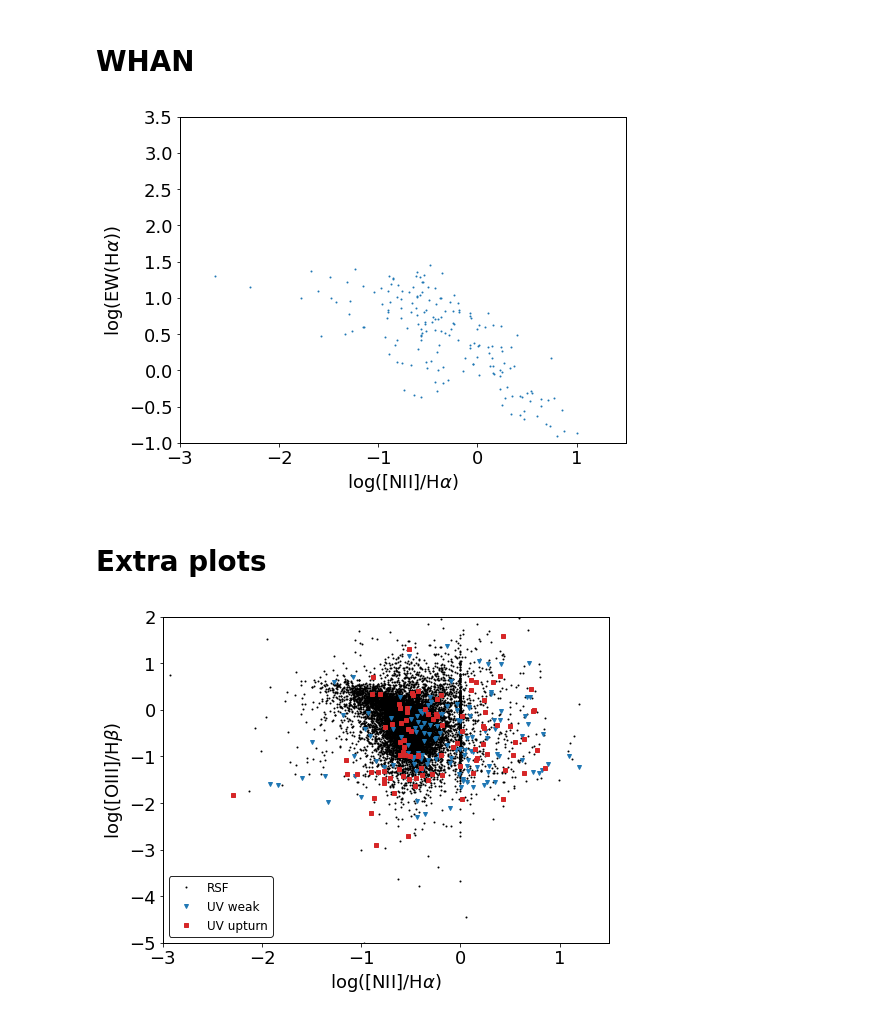
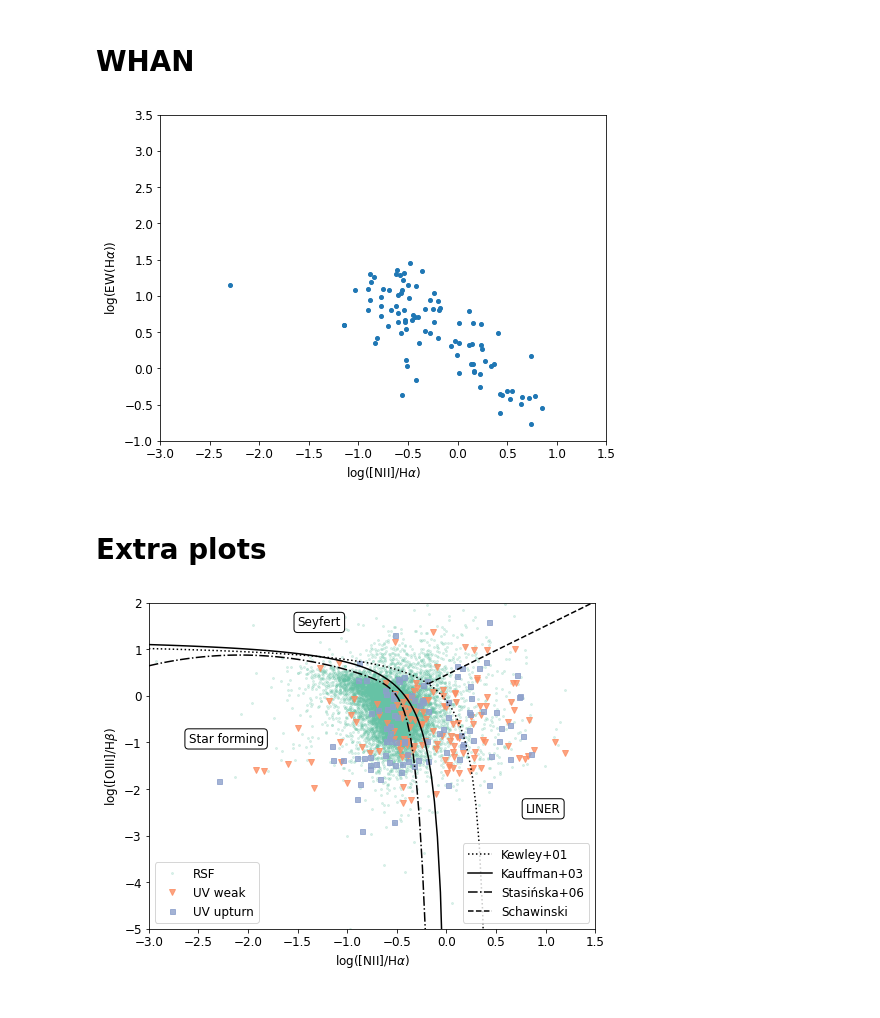
Before and after one commit to mdastro/LINER_UV, a Jupyter notebook: Klaudia/first_plots.ipynb, the cells around one changed output. Saved outputs shown, nothing was run; the diff lists cells and outputs as text; code cells hidden in the pictures.

Commit message:
plots with lines added

```diff
--- a/Klaudia/first_plots.ipynb
+++ b/Klaudia/first_plots.ipynb
@@ -13,5 +56,5 @@ import numpy as np
 # %% [markdown]
 # Importing data
 # %%
-data = pd.read_csv('../../Data/Match07_smalldoubleclean_emlines.csv')
+data_raw = pd.read_csv('../../Data/Match07_smalldoubleclean_emlines.csv')
 # %%
@@ -53,0 +88,6 @@ plt.show()
+# %%
+data = data_raw[(data_raw['HA_FLUX_COMP']>0) &
+                (data_raw['HB_FLUX_COMP']>0) &
+                (data_raw['NIIR_FLUX_COMP']>0) &
+                (data_raw['OIIIR_FLUX_COMP']>0) &
+                (data_raw['HA_EW_COMP']>0)]
@@ -171,25 +214,47 @@ plt.show()
 x8 = data_uvupturn['NIIR_FLUX_COMP']/data_uvupturn['HA_FLUX_COMP']
 y8 = data_uvupturn['HA_EW_COMP']
 # %%
-plt.plot(np.log10(x8), np.log10(y8), ls='', marker='o', markersize=1)
+plt.plot(np.log10(x8), np.log10(y8), ls='', marker='o', markersize=4)
 plt.xlabel(r'$\log([\mathrm{NII}]/\mathrm{H}\alpha)$')
 plt.ylabel(r'$\log(\mathrm{EW}(\mathrm{H}\alpha))$')
 plt.xlim(-3,1.5)
 plt.ylim(-1,3.5)
 plt.show()
 # %% [output]
-[figure, old version]
+[figure, new version]
 # %% [markdown]
 # Extra plots
+# %%
+palette = ['#66c2a5', '#fc8d62', '#8da0cb']
 # %%
-plt.plot(np.log10(x3), np.log10(y3), ls='', marker='o', markersize=1, c='k', label='RSF')
-plt.plot(np.log10(x5), np.log10(y5), ls='', marker='v', markersize=4, c='tab:blue', label='UV weak')
-plt.plot(np.log10(x7), np.log10(y7), ls='', marker='s', markersize=4, c='tab:red', label='UV upturn')
+lines = []
+lines += plt.plot(np.log10(x3), np.log10(y3), ls='', marker='o', markersize=2, c=palette[0], alpha=0.2, label='RSF')
+lines += plt.plot(np.log10(x5), np.log10(y5), ls='', marker='v', markersize=6, c=palette[1], alpha=0.8, label='UV weak')
+lines += plt.plot(np.log10(x7), np.log10(y7), ls='', marker='s', markersize=5, c=palette[2], alpha=0.8, label='UV upturn')
+
+xx1 = np.linspace(-3, 0.4, 100)
+xx2 = np.linspace(-3, 0, 100)
+xx3 = np.linspace(-3, 0, 100)
+xx4 = np.linspace(-0.18, 1.5, 100)
+
+lines += plt.plot(xx1, Kewley(xx1), ls='dotted', c='k', label='Kewley+01')
+lines += plt.plot(xx2, Kauffmann(xx2), ls='-', c='k', label='Kauffman+03')
+lines += plt.plot(xx3, Stasinska(xx3), ls='-.', c='k', label='Stasińska+06')
+lines += plt.plot(xx4, Schawinski(xx4), ls='--', c='k', label='Schawinski')
+
+plt.text(-1.5, 1.5, 'Seyfert', bbox=dict(boxstyle="round", ec='k', fc='w'))
+plt.text(-2.6, -1.0, 'Star forming', bbox=dict(boxstyle="round", ec='k', fc='w'))
+plt.text(0.8, -2.5, 'LINER', bbox=dict(boxstyle="round", ec='k', fc='w'))
+
 plt.xlabel(r'$\log([\mathrm{NII}]/\mathrm{H}\alpha)$')
 plt.ylabel(r'$\log([\mathrm{OIII}]/\mathrm{H}\beta)$')
 plt.xlim(-3,1.5)
 plt.ylim(-5,2)
-plt.legend(loc='lower left')
+
+legend1 = plt.legend(lines[:3], ['RSF', 'UV weak', 'UV upturn'], loc='lower left')
+plt.legend(lines[3:], ['Kewley+01', 'Kauffman+03', 'Stasińska+06', 'Schawinski'], loc='lower right')
+plt.gca().add_artist(legend1)
+
 plt.show()
 # %% [output]
-[figure, old version]
+[figure, new version]
```
Also changed, not shown: parts of 28 cells of this notebook.
